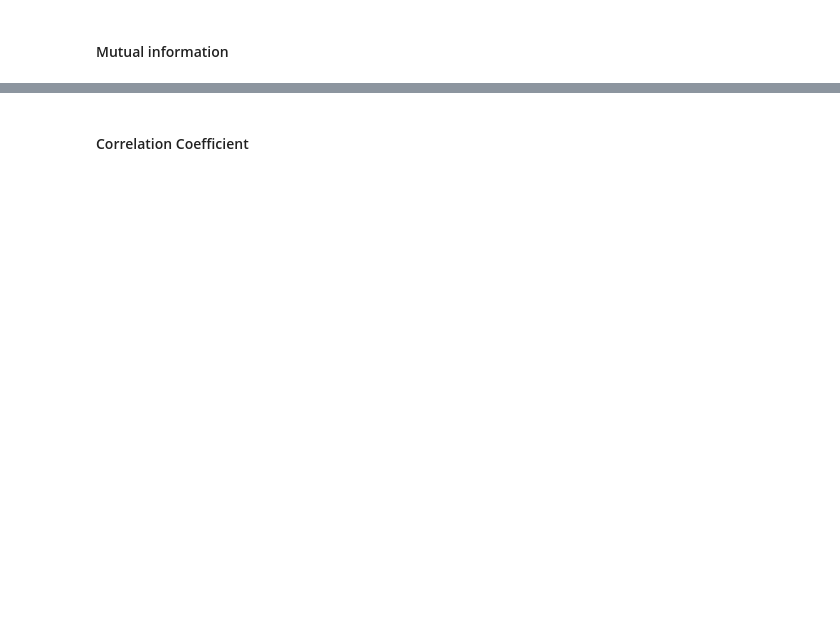
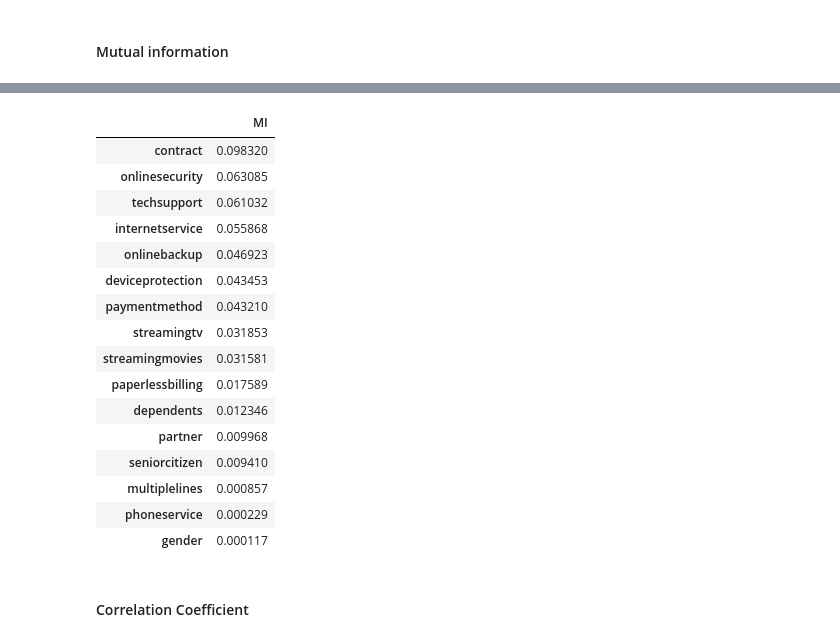
Before and after one commit to scottchu/machine-learning-bookcamp, a Jupyter notebook: chapter-03/notes.ipynb, the cells around one changed output, grey strips where cells are left out. Saved outputs shown, nothing was run; the diff lists cells and outputs as text; code cells hidden in the pictures; blank space fills up the shorter version.

```diff
--- a/chapter-03/notes.ipynb
+++ b/chapter-03/notes.ipynb
@@ -234,2 +368,29 @@ dtype: int64
+# %%
+from sklearn.metrics import mutual_info_score
+
+def calculate_mi(series):
+  return mutual_info_score(series, df_train_full.churn)
+
+df_mi = df_train_full[categorical].apply(calculate_mi)
+df_mi = df_mi.sort_values(ascending=False).to_frame(name="MI")
+df_mi
+# %% [output]
+|  | MI |
+| contract | 0.098320 |
+| onlinesecurity | 0.063085 |
+| techsupport | 0.061032 |
+| internetservice | 0.055868 |
+| onlinebackup | 0.046923 |
+| deviceprotection | 0.043453 |
+| paymentmethod | 0.043210 |
+| streamingtv | 0.031853 |
+| streamingmovies | 0.031581 |
+| paperlessbilling | 0.017589 |
+| dependents | 0.012346 |
+| partner | 0.009968 |
+| seniorcitizen | 0.009410 |
+| multiplelines | 0.000857 |
+| phoneservice | 0.000229 |
+| gender | 0.000117 |
 # %% [markdown]
 #### Correlation Coefficient
```
Also changed, not shown: parts of 13 cells of this notebook.
